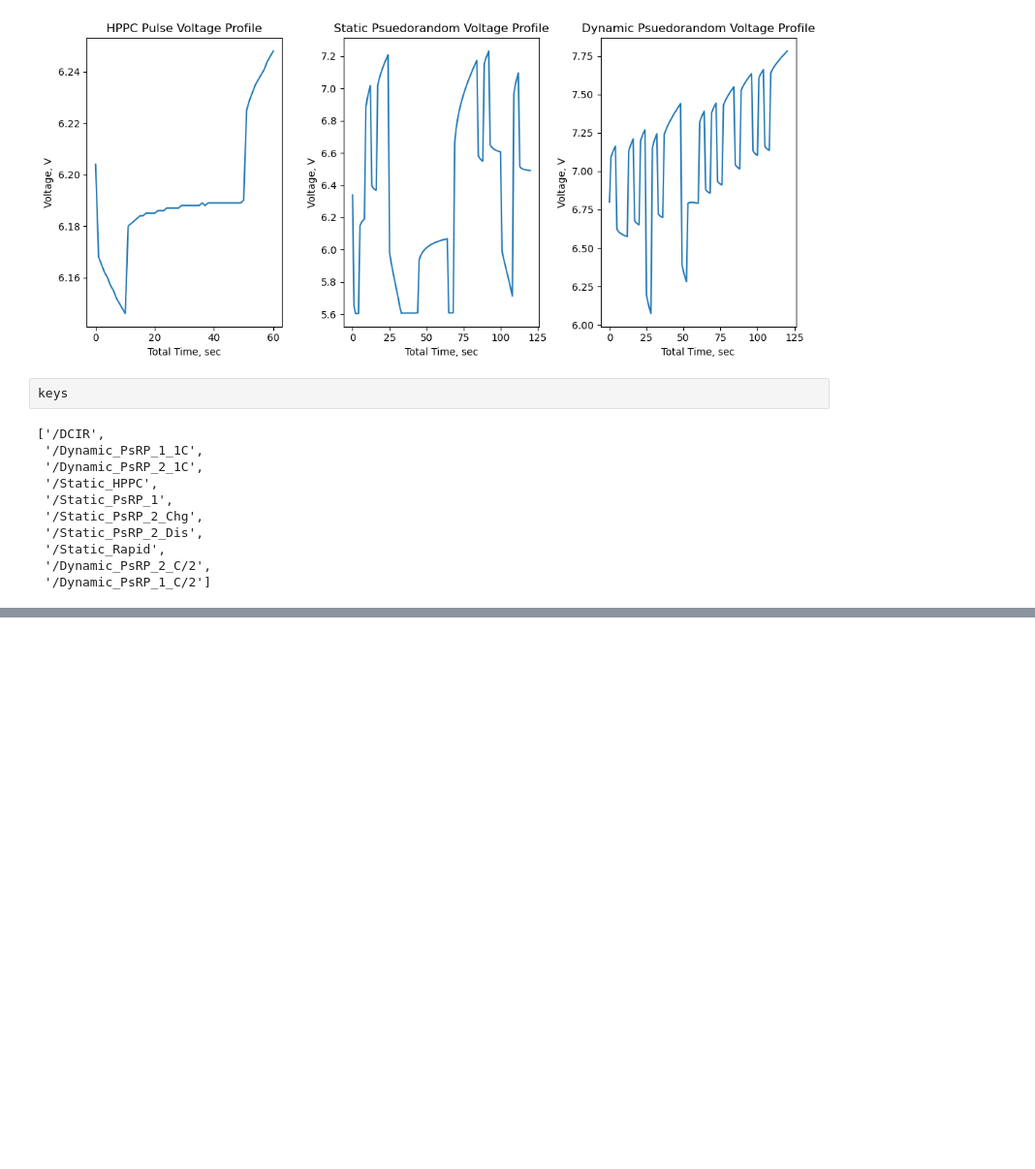
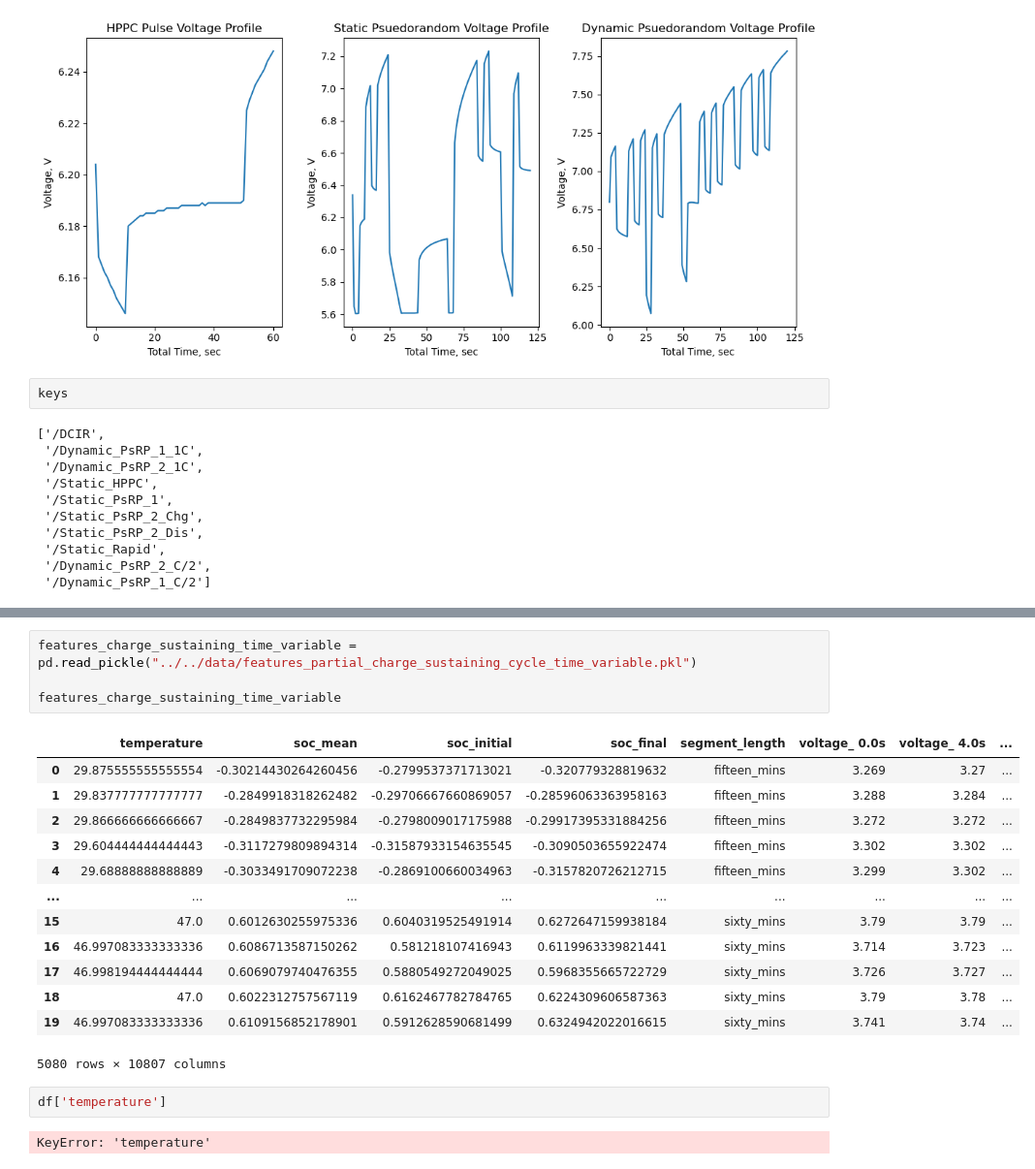
Before and after one commit to NREL/battery_pulse_diagnostics, a Jupyter notebook: notebooks/Pulse_Data_Extraction/work_summary.ipynb, the cells around one changed output, grey strips where cells are left out. Shown: that part at 97% size. Cells and saved outputs as stored; diff of their text form; blank space fills up the shorter version.

```diff
--- a/notebooks/Pulse_Data_Extraction/work_summary.ipynb
+++ b/notebooks/Pulse_Data_Extraction/work_summary.ipynb
@@ -268,0 +331,22 @@ keys
+# %%
+features_charge_sustaining_time_variable = pd.read_pickle("../../data/features_partial_charge_sustaining_cycle_time_variable.pkl")
+
+features_charge_sustaining_time_variable
+# %% [output]
+|  | temperature | soc_mean | soc_initial | soc_final | segment_length | voltage_ 0.0s | voltage_ 4.0s | ... |
+| 0 | 29.875555555555554 | -0.30214430264260456 | -0.2799537371713021 | -0.320779328819632 | fifteen_mins | 3.269 | 3.27 | ... |
+| 1 | 29.837777777777777 | -0.2849918318262482 | -0.29706667660869057 | -0.28596063363958163 | fifteen_mins | 3.288 | 3.284 | ... |
+| 2 | 29.866666666666667 | -0.2849837732295984 | -0.2798009017175988 | -0.29917395331884256 | fifteen_mins | 3.272 | 3.272 | ... |
+| 3 | 29.604444444444443 | -0.3117279809894314 | -0.31587933154635545 | -0.3090503655922474 | fifteen_mins | 3.302 | 3.302 | ... |
+| 4 | 29.68888888888889 | -0.3033491709072238 | -0.2869100660034963 | -0.3157820726212715 | fifteen_mins | 3.299 | 3.302 | ... |
+| ... | ... | ... | ... | ... | ... | ... | ... | ... |
+| 15 | 47.0 | 0.6012630255975336 | 0.6040319525491914 | 0.6272647159938184 | sixty_mins | 3.79 | 3.79 | ... |
+| 16 | 46.997083333333336 | 0.6086713587150262 | 0.581218107416943 | 0.6119963339821441 | sixty_mins | 3.714 | 3.723 | ... |
+| 17 | 46.998194444444444 | 0.6069079740476355 | 0.5880549272049025 | 0.5968355665722729 | sixty_mins | 3.726 | 3.727 | ... |
+| 18 | 47.0 | 0.6022312757567119 | 0.6162467782784765 | 0.6224309606587363 | sixty_mins | 3.79 | 3.78 | ... |
+| 19 | 46.997083333333336 | 0.6109156852178901 | 0.5912628590681499 | 0.6324942022016615 | sixty_mins | 3.741 | 3.74 | ... |
+5080 rows × 10807 columns
+# %%
+df['temperature']
+# %% [output]
+KeyError: 'temperature'
```
Also changed, not shown: parts of 2 cells of this notebook, 12 other files.
